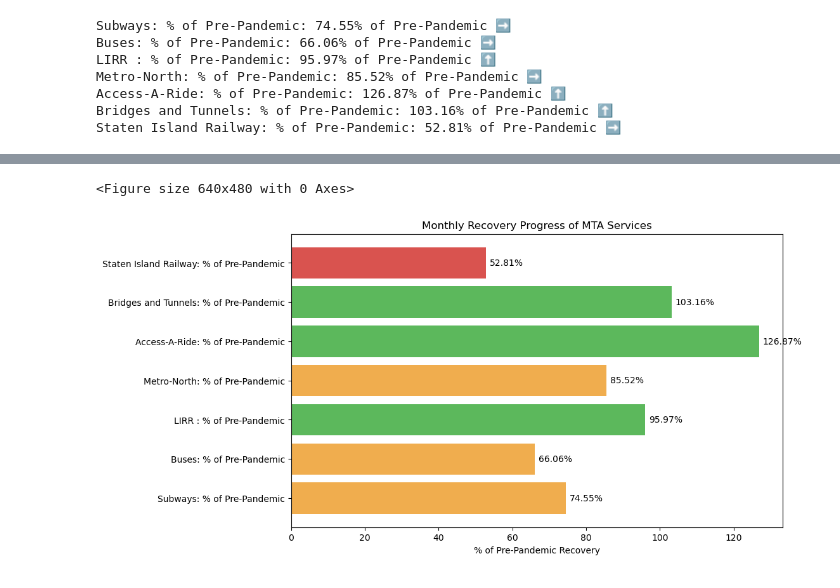
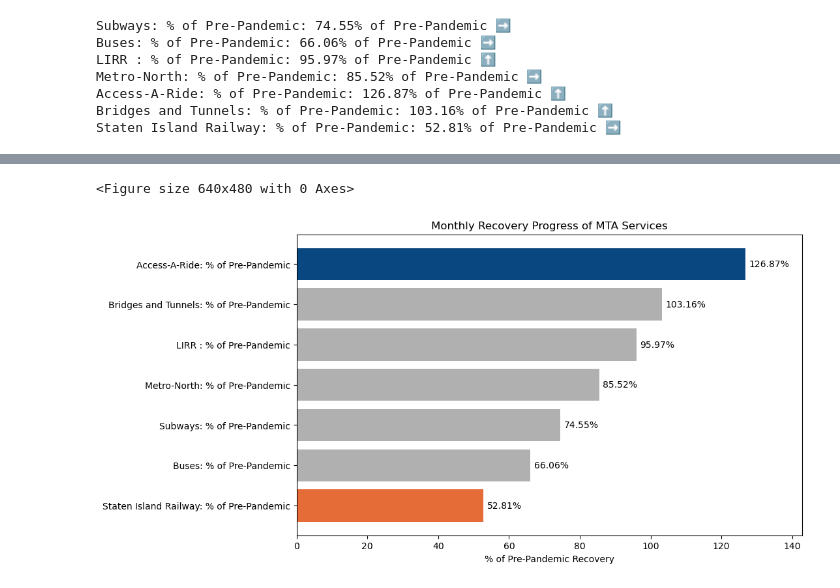
Before and after one commit to andrewhubb/Maven_commuter_challenge, a Jupyter notebook: MTA Daily Ride.ipynb, the cells around one changed output, grey strips where cells are left out. Drawn from its saved outputs; the diff is of its cells as text; code cells hidden in the pictures.

```diff
--- a/MTA Daily Ride.ipynb
+++ b/MTA Daily Ride.ipynb
@@ -175,7 +258,7 @@ for service in services:
         monthly_data['Date'],
         monthly_data[service],
         label=service,
-        color=colours[services.index(service)]
+        color=full_colours[services.index(service)]
     )
 
 ax.set_xlabel('Date')
@@ -229,7 +312,7 @@ for service in services:
         weekly_data['Date'],
         weekly_data[service],
         label=service,
-        color=colours[services.index(service)]
+        color=full_colours[services.index(service)]
     )
 
 ax.set_xlabel('Date')
@@ -283,7 +366,7 @@ for service in services:
         quarterly_data['Date'],
         quarterly_data[service],
         label=service,
-        color=colours[services.index(service)]
+        color=full_colours[services.index(service)]
     )
 
 ax.set_xlabel('Date')
@@ -328,7 +411,8 @@ for service in services:
         monthly_data['Date'],
         monthly_data[service_pct],
         label=f'{service}: % of Pre-Pandemic',
-        color=colours_pct[services.index(service)]
+        #color=colours_pct[services.index(service)]
+        color=full_colours[services.index(service)]
     )
 
 #ax.set_xlabel('Date')
@@ -433,23 +588,46 @@ Staten Island Railway: % of Pre-Pandemic: 52.81% of Pre-Pandemic ➡️
 # %%
-group_colours = ["#D9534F" if recovery < 60 else "#F0AD4E" if recovery < 90 else "#5CB85C" for recovery in latest_month]
+# Get the maximum recovery value to set the colour of the highest value
+# It is strange that to get the chart to show with the highest value at the top
+# I need to set ascending=True not ascending=False.
+
+latest_month = latest_month.sort_values(ascending=True)
+max_recovery = 0
+min_recovery = 9999
+for recovery in latest_month:
+    if recovery > max_recovery:
+        max_recovery = recovery
+    if recovery < min_recovery:
+        min_recovery = recovery
+
+group_colours = [
+    "#094780" if recovery == max_recovery
+    else "#e66c37" if recovery == min_recovery
+    else '#b0b0b0' for recovery in latest_month]
+
+# Original code showing grouped colour banding
+#group_colours = [
+#    "#e1c233" if recovery == max_recovery
+#    else "#D9534F" if recovery < 60
+#    else "#F0AD4E" if recovery < 90
+#    else "#5CB85C" for recovery in latest_month]
 
 fig = plt.figure(constrained_layout=True)
 fig = plt.figure(figsize=(10, 6))
 
 # Plot the KPI indicators as a bar chart
 plt.barh(
     latest_month.index,
     latest_month.values,
     color=group_colours
 )
 plt.xlabel('% of Pre-Pandemic Recovery')
 plt.title('Monthly Recovery Progress of MTA Services')
-
+plt.xlim(0,recovery*1.125) # Give a 20 buffer to maximum recovery value to allow for data labels to fit into chart
 # Add value labels to each bar
 for index, value in enumerate(latest_month.values):
     plt.text(value + 1, index, f"{value:.2f}%", va='center')
 
 plt.show();
 # %% [output]
 <Figure size 640x480 with 0 Axes>
-[figure, old version]
+[figure, new version]
```
Also changed, not shown: parts of 12 cells of this notebook, 1 other file.
